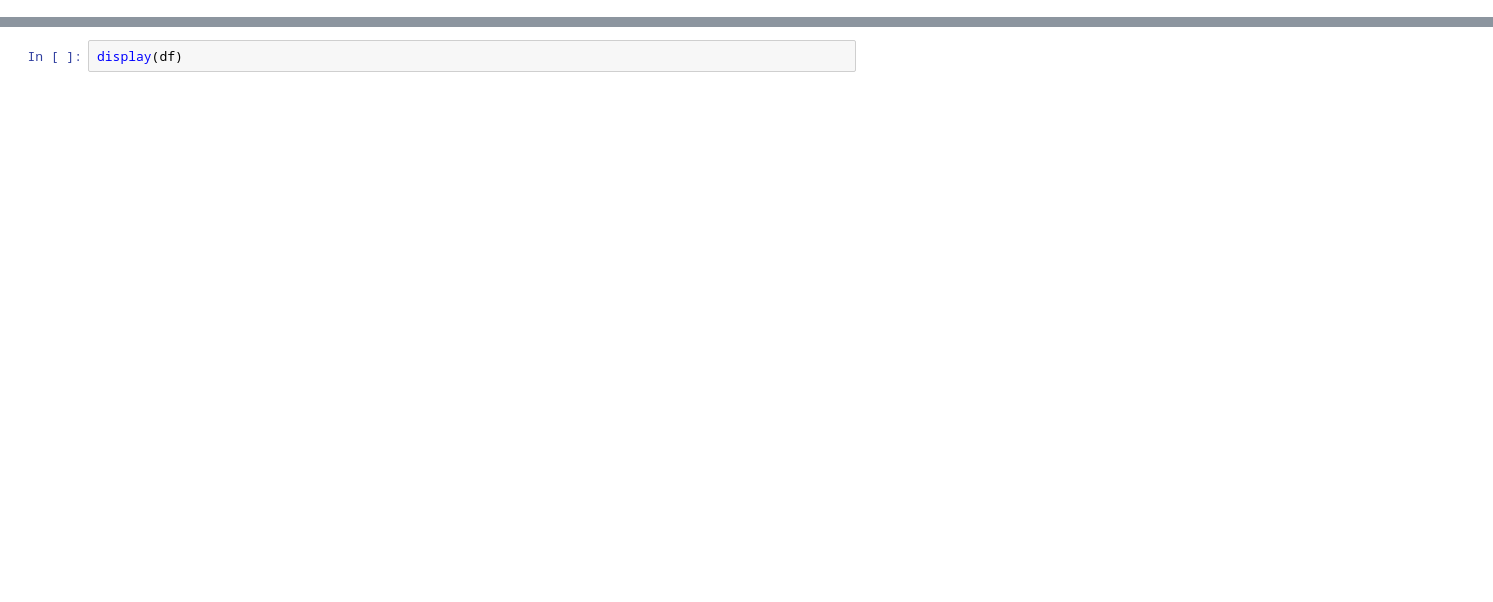
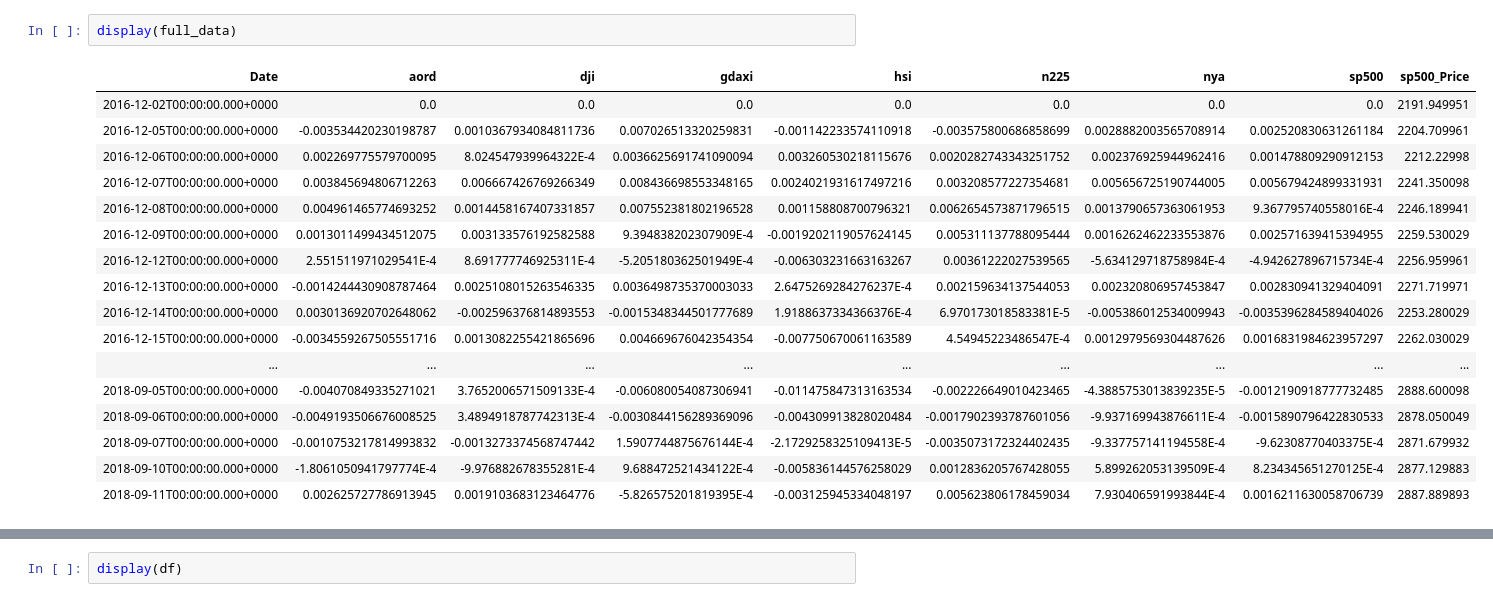
Before and after one commit to slchanah1/COMP4651_Proj, a Jupyter notebook: Project_Data Preparation.ipynb, the cells around one changed output, grey strips where cells are left out. Drawn from its saved outputs; the diff is of its cells as text; blank space fills up the shorter version.

```diff
--- a/Project_Data Preparation.ipynb
+++ b/Project_Data Preparation.ipynb
@@ -83,3 +89,23 @@ full_data = full_data.select(['Date'] + [c for c in full_data.columns if c in ta
 # %% [output]
 [interactive output not drawn]
+# %%
+display(full_data)
+# %% [output]
+| Date | aord | dji | gdaxi | hsi | n225 | nya | sp500 | sp500_Price |
+| 2016-12-02T00:00:00.000+0000 | 0.0 | 0.0 | 0.0 | 0.0 | 0.0 | 0.0 | 0.0 | 2191.949951 |
+| 2016-12-05T00:00:00.000+0000 | -0.003534420230198787 | 0.0010367934084811736 | 0.007026513320259831 | -0.001142233574110918 | -0.003575800686858699 | 0.0028882003565708914 | 0.002520830631261184 | 2204.709961 |
+| 2016-12-06T00:00:00.000+0000 | 0.002269775579700095 | 8.024547939964322E-4 | 0.0036625691741090094 | 0.003260530218115676 | 0.0020282743343251752 | 0.002376925944962416 | 0.001478809290912153 | 2212.22998 |
+| 2016-12-07T00:00:00.000+0000 | 0.003845694806712263 | 0.006667426769266349 | 0.008436698553348165 | 0.0024021931617497216 | 0.003208577227354681 | 0.005656725190744005 | 0.005679424899331931 | 2241.350098 |
+| 2016-12-08T00:00:00.000+0000 | 0.004961465774693252 | 0.0014458167407331857 | 0.007552381802196528 | 0.001158808700796321 | 0.0062654573871796515 | 0.0013790657363061953 | 9.367795740558016E-4 | 2246.189941 |
+| 2016-12-09T00:00:00.000+0000 | 0.0013011499434512075 | 0.003133576192582588 | 9.394838202307909E-4 | -0.0019202119057624145 | 0.005311137788095444 | 0.0016262462233553876 | 0.002571639415394955 | 2259.530029 |
+| 2016-12-12T00:00:00.000+0000 | 2.551511971029541E-4 | 8.691777746925311E-4 | -5.205180362501949E-4 | -0.006303231663163267 | 0.00361222027539565 | -5.634129718758984E-4 | -4.942627896715734E-4 | 2256.959961 |
+| 2016-12-13T00:00:00.000+0000 | -0.0014244430908787464 | 0.0025108015263546335 | 0.0036498735370003033 | 2.6475269284276237E-4 | 0.002159634137544053 | 0.002320806957453847 | 0.002830941329404091 | 2271.719971 |
+| 2016-12-14T00:00:00.000+0000 | 0.0030136920702648062 | -0.002596376814893553 | -0.0015348344501777689 | 1.9188637334366376E-4 | 6.970173018583381E-5 | -0.005386012534009943 | -0.0035396284589404026 | 2253.280029 |
+| 2016-12-15T00:00:00.000+0000 | -0.0034559267505551716 | 0.0013082255421865696 | 0.004669676042354354 | -0.007750670061163589 | 4.54945223486547E-4 | 0.0012979569304487626 | 0.0016831984623957297 | 2262.030029 |
+| ... | ... | ... | ... | ... | ... | ... | ... | ... |
+| 2018-09-05T00:00:00.000+0000 | -0.004070849335271021 | 3.7652006571509133E-4 | -0.006080054087306941 | -0.011475847313163534 | -0.002226649010423465 | -4.3885753013839235E-5 | -0.0012190918777732485 | 2888.600098 |
+| 2018-09-06T00:00:00.000+0000 | -0.0049193506676008525 | 3.4894918787742313E-4 | -0.0030844156289369096 | -0.004309913828020484 | -0.0017902393787601056 | -9.937169943876611E-4 | -0.0015890796422830533 | 2878.050049 |
+| 2018-09-07T00:00:00.000+0000 | -0.0010753217814993832 | -0.0013273374568747442 | 1.5907744875676144E-4 | -2.1729258325109413E-5 | -0.0035073172324402435 | -9.337757141194558E-4 | -9.62308770403375E-4 | 2871.679932 |
+| 2018-09-10T00:00:00.000+0000 | -1.8061050941797774E-4 | -9.976882678355281E-4 | 9.688472521434122E-4 | -0.005836144576258029 | 0.0012836205767428055 | 5.899262053139509E-4 | 8.234345651270125E-4 | 2877.129883 |
+| 2018-09-11T00:00:00.000+0000 | 0.002625727786913945 | 0.0019103683123464776 | -5.826575201819395E-4 | -0.003125945334048197 | 0.005623806178459034 | 7.930406591993844E-4 | 0.0016211630058706739 | 2887.889893 |
 # %%
```
Also changed, not shown: parts of 12 cells of this notebook, 3 other files.
